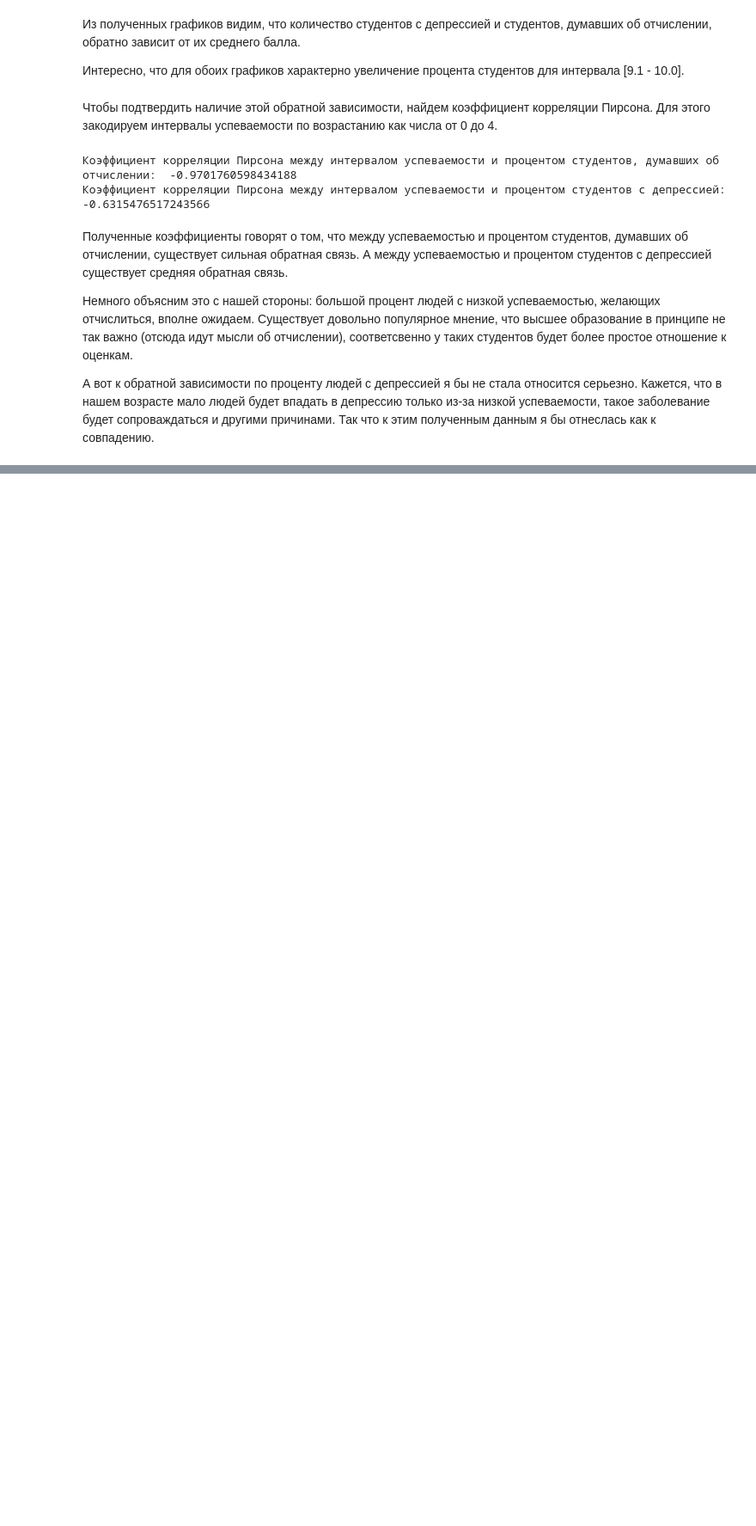
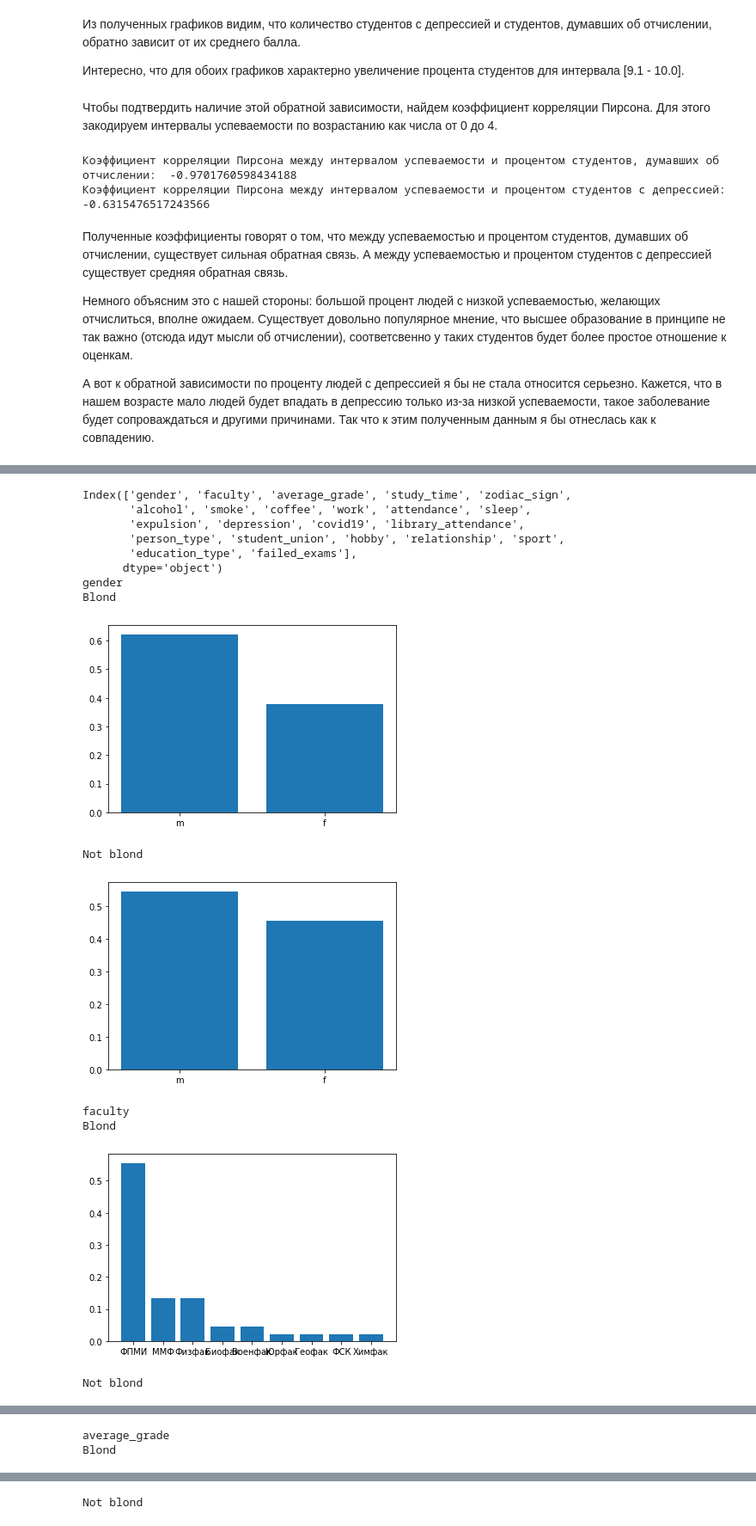
Before and after one commit to sherri-ice/DataAnalyseProject, a Jupyter notebook: vkiad_project.ipynb, the cells around one changed output, grey strips where cells are left out. Shown: that part at 86% size. Cells and saved outputs as stored; diff of their text form; code cells hidden in the pictures; blank space fills up the shorter version.

Commit message:
I just want to sleep not to merge all of this...

```diff
--- a/vkiad_project.ipynb
+++ b/vkiad_project.ipynb
@@ -381,0 +450,38 @@ print('Коэффициент корреляции Пирсона между и
+# %%
+columns = data_frame.columns
+columns = np.delete(columns, 22)
+print(columns)
+for column in columns:
+  print(column)
+  df = data_frame
+  df = df[['blond', column]]
+  blond_df = df[df['blond'] == True]
+  blond_df.name = "Blond"
+  not_blond_df = df[df['blond'] == False]
+  not_blond_df.name = "Not blond"
+
+
+  for df in [blond_df, not_blond_df]:
+    print(df.name)
+    values = df[column].value_counts()
+    num_of_people = np.sum(values.values)
+    values = values / num_of_people
+    plt.xticks(np.arange(values.index.size), values.index)
+    plt.bar(range(df[column].unique().size), values)
+    plt.show()
+# %% [output]
+Index(['gender', 'faculty', 'average_grade', 'study_time', 'zodiac_sign',
+       'alcohol', 'smoke', 'coffee', 'work', 'attendance', 'sleep',
+       'expulsion', 'depression', 'covid19', 'library_attendance',
+       'person_type', 'student_union', 'hobby', 'relationship', 'sport',
+       'education_type', 'failed_exams'],
+      dtype='object')
+gender
+Blond
+[figure, added]
+Not blond
+[figure, added]
+faculty
+Blond
+[figure, added]
+Not blond
@@ -381,0 +489,2 @@ print('Коэффициент корреляции Пирсона между и
+average_grade
+Blond
@@ -381,0 +492 @@ print('Коэффициент корреляции Пирсона между и
+Not blond
```
Also changed, not shown: parts of 14 cells of this notebook.
